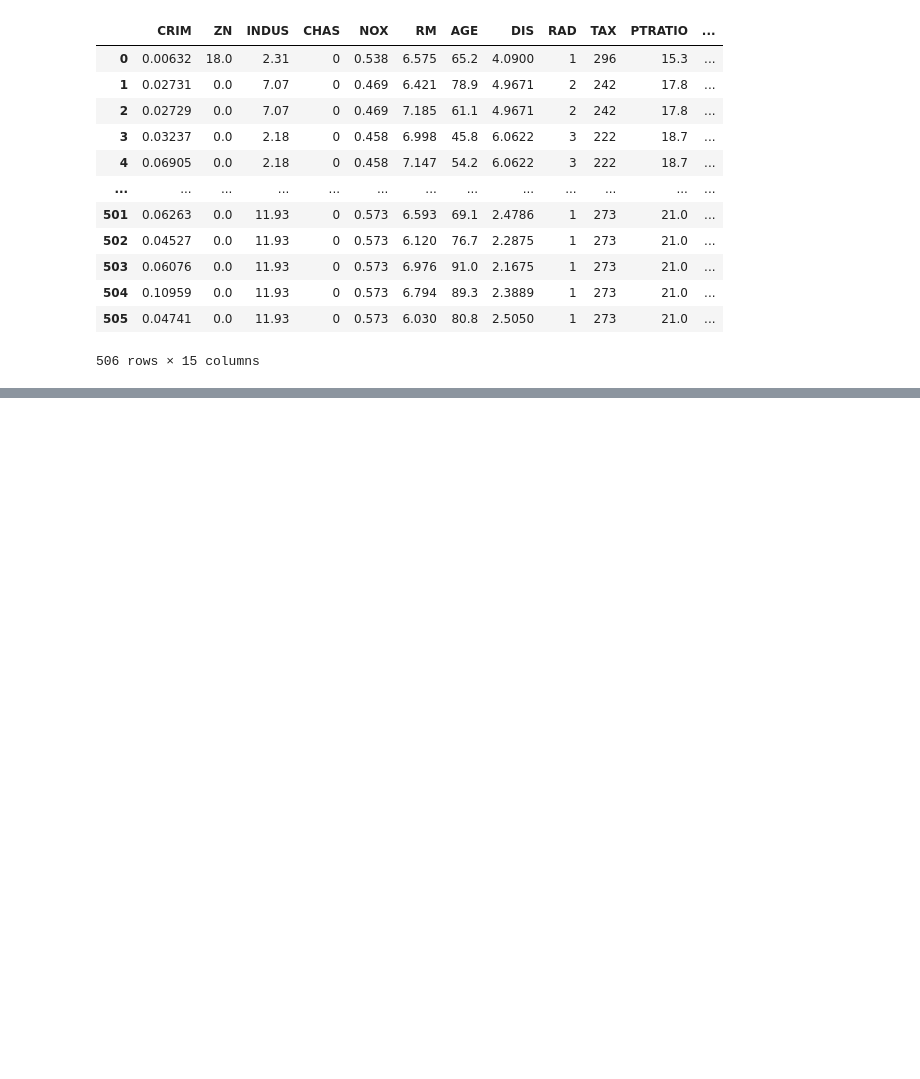
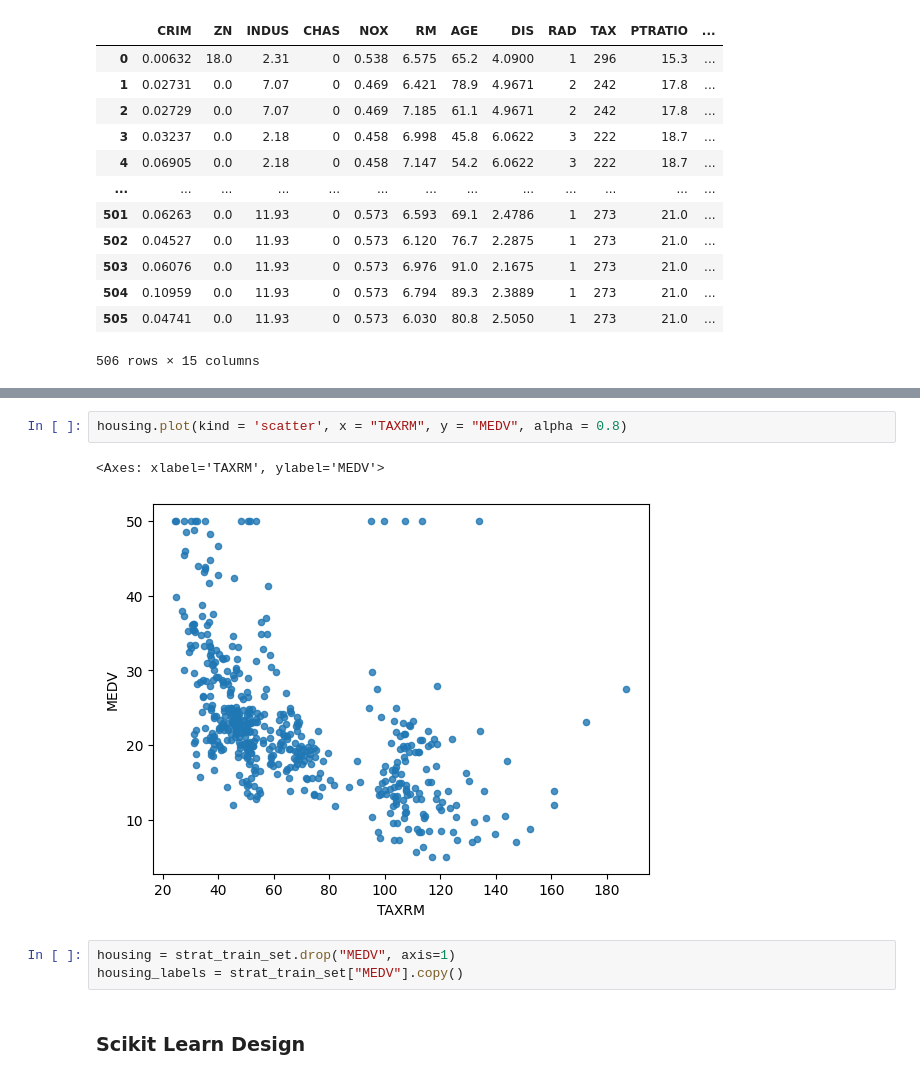
Before and after one commit to saimaharana4/real-E-state, a Jupyter notebook: code.ipynb, the cells around one changed output, grey strips where cells are left out. Drawn from its saved outputs; the diff is of its cells as text; blank space fills up the shorter version.

```diff
--- a/code.ipynb
+++ b/code.ipynb
@@ -329,0 +351,10 @@ housing
+# %%
+housing.plot(kind = 'scatter', x = "TAXRM", y = "MEDV", alpha = 0.8)
+# %% [output]
+<Axes: xlabel='TAXRM', ylabel='MEDV'>
+[figure, added]
+# %%
+housing = strat_train_set.drop("MEDV", axis=1)
+housing_labels = strat_train_set["MEDV"].copy()
+# %% [markdown]
+### Scikit Learn Design
```
Also changed, not shown: parts of 37 cells of this notebook, 2 other files.
